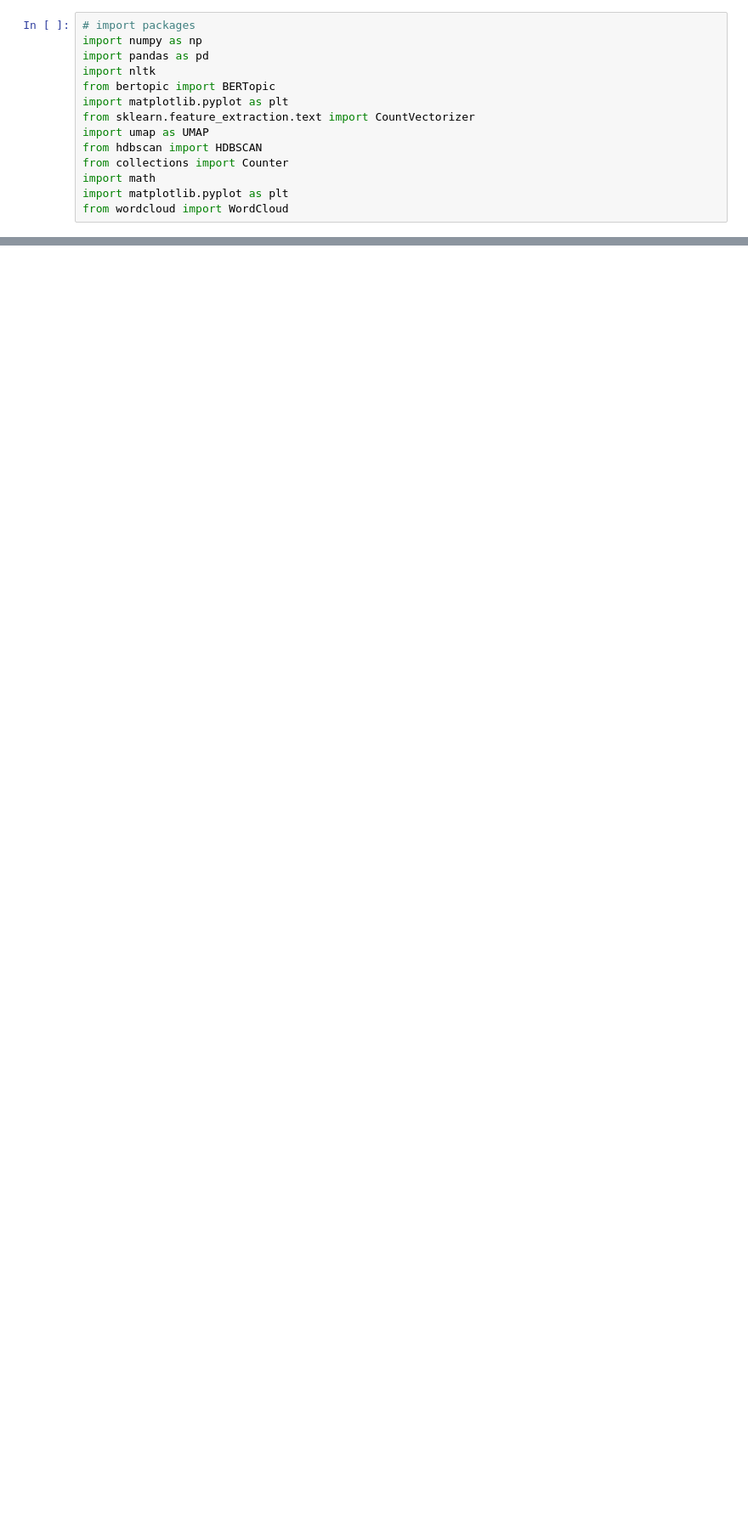
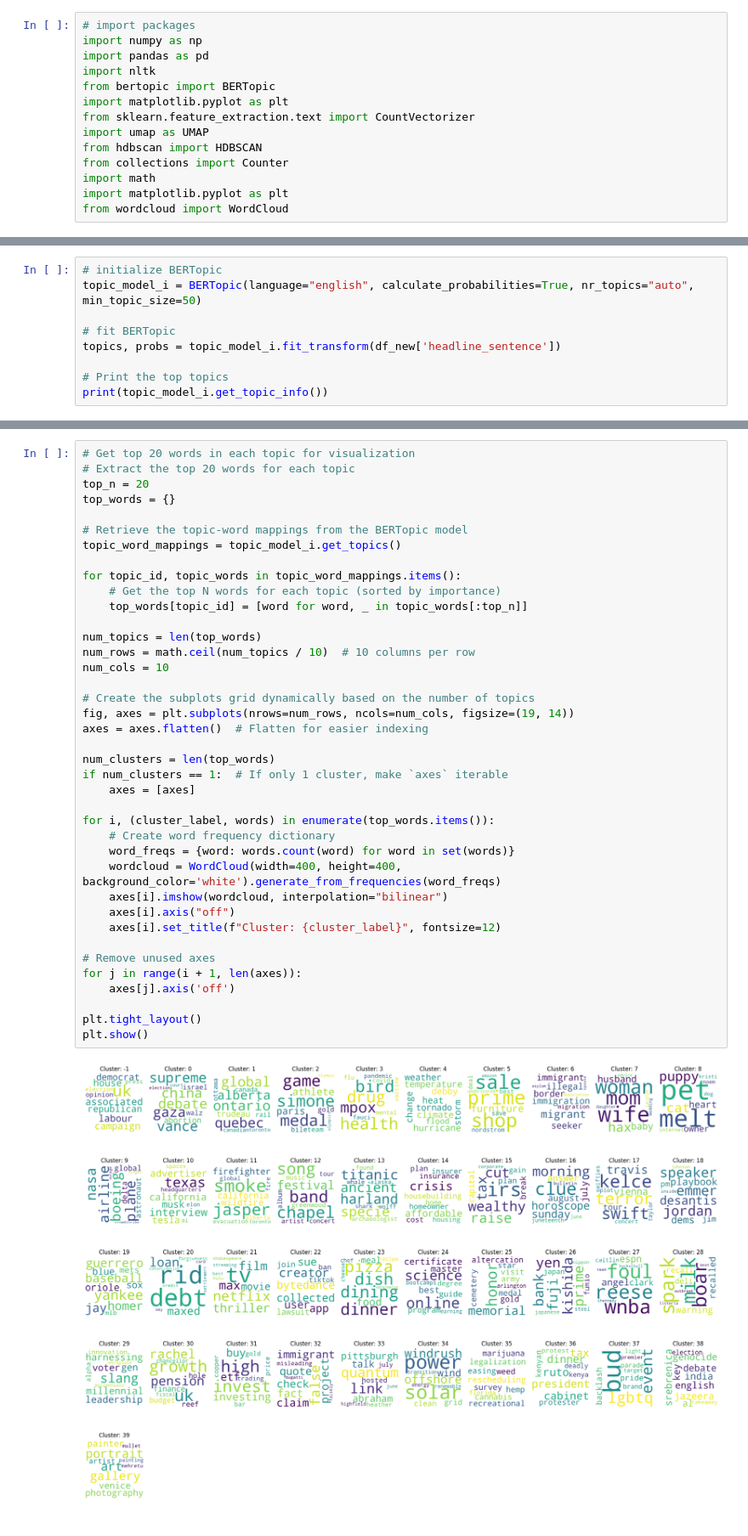
Before and after one commit to ziyouuu/news-bias-detection, a Jupyter notebook: TopicModelling/BERTopic_topicmodelling_headlines.ipynb, the cells around one changed output, grey strips where cells are left out. Shown at 85% size. Saved outputs shown, nothing was run; the diff lists cells and outputs as text; blank space fills up the shorter version.

```diff
--- a/TopicModelling/BERTopic_topicmodelling_headlines.ipynb
+++ b/TopicModelling/BERTopic_topicmodelling_headlines.ipynb
@@ -211,0 +299,9 @@ plt.show()
+# %%
+# initialize BERTopic
+topic_model_i = BERTopic(language="english", calculate_probabilities=True, nr_topics="auto", min_topic_size=50)
+
+# fit BERTopic
+topics, probs = topic_model_i.fit_transform(df_new['headline_sentence'])
+
+# Print the top topics
+print(topic_model_i.get_topic_info())
@@ -211,0 +330,41 @@ plt.show()
+# %%
+# Get top 20 words in each topic for visualization
+# Extract the top 20 words for each topic
+top_n = 20
+top_words = {}
+
+# Retrieve the topic-word mappings from the BERTopic model
+topic_word_mappings = topic_model_i.get_topics()
+
+for topic_id, topic_words in topic_word_mappings.items():
+    # Get the top N words for each topic (sorted by importance)
+    top_words[topic_id] = [word for word, _ in topic_words[:top_n]]
+
+num_topics = len(top_words)
+num_rows = math.ceil(num_topics / 10)  # 10 columns per row
+num_cols = 10
+
+# Create the subplots grid dynamically based on the number of topics
+fig, axes = plt.subplots(nrows=num_rows, ncols=num_cols, figsize=(19, 14))
+axes = axes.flatten()  # Flatten for easier indexing
+
+num_clusters = len(top_words)
+if num_clusters == 1:  # If only 1 cluster, make `axes` iterable
+    axes = [axes]
+
+for i, (cluster_label, words) in enumerate(top_words.items()):
+    # Create word frequency dictionary
+    word_freqs = {word: words.count(word) for word in set(words)}
+    wordcloud = WordCloud(width=400, height=400, background_color='white').generate_from_frequencies(word_freqs)
+    axes[i].imshow(wordcloud, interpolation="bilinear")
+    axes[i].axis("off")
+    axes[i].set_title(f"Cluster: {cluster_label}", fontsize=12)
+
+# Remove unused axes
+for j in range(i + 1, len(axes)):
+    axes[j].axis('off')
+
+plt.tight_layout()
+plt.show()
+# %% [output]
+[figure, added]
```
Also changed, not shown: parts of 20 cells of this notebook, 1 other file.
